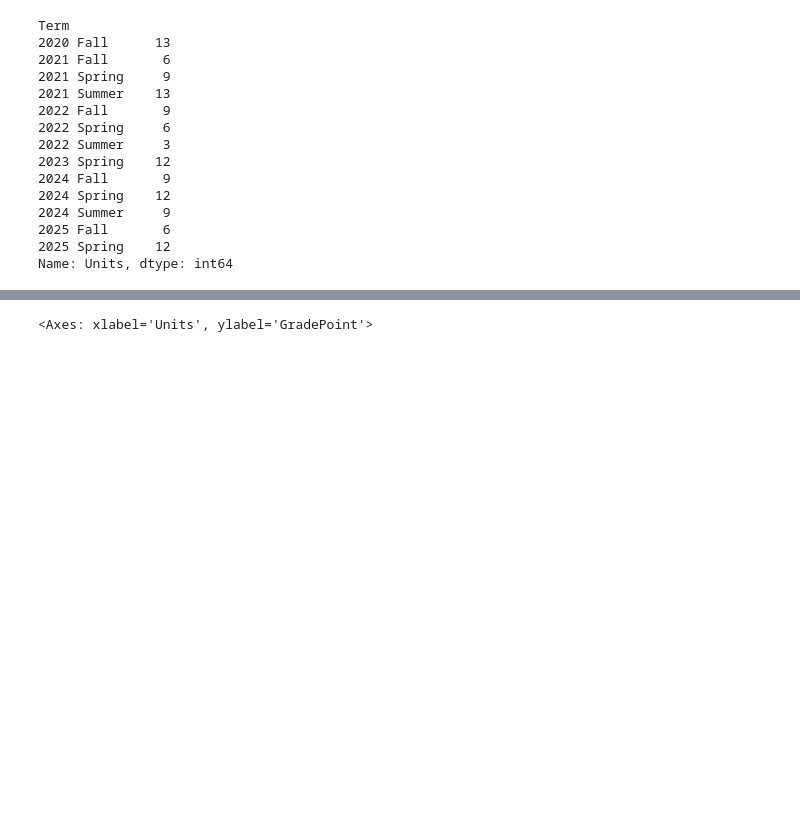
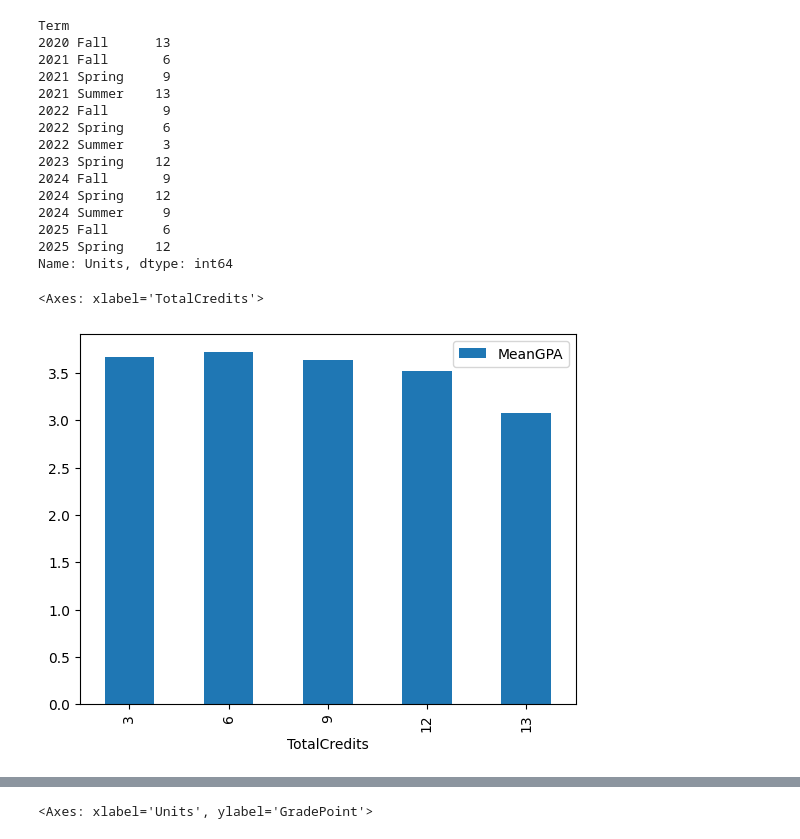
Before and after one commit to NickTurenne/Transcript-Analysis, a Jupyter notebook: notebooks/EDA.ipynb, the cells around one changed output, grey strips where cells are left out. Drawn from its saved outputs; the diff is of its cells as text; code cells hidden in the pictures; blank space fills up the shorter version.

Commit message:
Sorted Semesters, added some more plots including heatmap for correlation

```diff
--- a/notebooks/EDA.ipynb
+++ b/notebooks/EDA.ipynb
@@ -271,3 +272,9 @@ Term
 2025 Fall       6
 2025 Spring    12
 Name: Units, dtype: int64
+# %%
+df_terms = df_grade_filtered.groupby("Term", as_index=False).agg(TotalCredits=("Units", "sum"), MeanGPA=("GradePoint", "mean"))
+df_terms.groupby("TotalCredits", as_index=False).agg(MeanGPA=("MeanGPA", "mean")).plot.bar(x="TotalCredits", y="MeanGPA")
+# %% [output]
+<Axes: xlabel='TotalCredits'>
+[figure, added]
```
Also changed, not shown: parts of 9 cells of this notebook, 1 other file.
